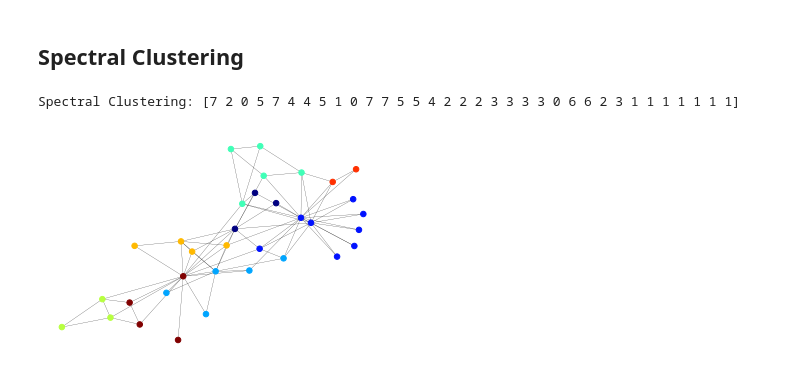
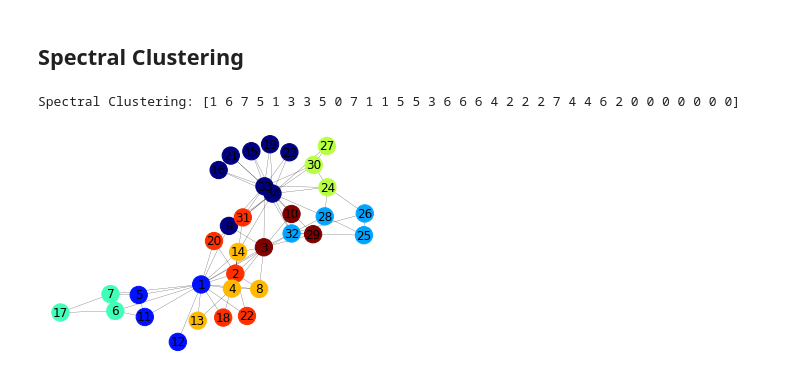
Before and after one commit to macc-uece/mineracao-massiva-dados, a Jupyter notebook: 08-Comunidades-KarateClub.ipynb, the cells around one changed output. Cells and saved outputs as stored; diff of their text form; code cells hidden in the pictures.

```diff
--- a/08-Comunidades-KarateClub.ipynb
+++ b/08-Comunidades-KarateClub.ipynb
@@ -117,22 +146,21 @@ Modularity: 0.4155982905982906
 # %%
 # Get adjacency-matrix as numpy-array
 adj_mat = nx.to_numpy_matrix(G)
 
 # Cluster
-sc = SpectralClustering(affinity='precomputed', n_init=100, assign_labels='discretize')
-sc.fit(adj_mat)
+sc = SpectralClustering(affinity='precomputed', n_init=1000, assign_labels='discretize').fit(adj_mat)
 
 # Compare ground-truth and clustering-results
 print('Spectral Clustering:', sc.labels_)
 
 # Plot, color nodes using community
 values = sc.labels_
-nx.draw_networkx(G, pos=pos, cmap=plt.get_cmap('jet'), node_color=values, node_size=30, with_labels=False, width=0.2)
+nx.draw_networkx(G, pos=pos, cmap=plt.get_cmap('jet'), node_color=values, node_size=300, with_labels=True, width=0.2)
 plt.axis('off')
 plt.show()
 # %% [output]
-Spectral Clustering: [7 2 0 5 7 4 4 5 1 0 7 7 5 5 4 2 2 2 3 3 3 3 0 6 6 2 3 1 1 1 1 1 1 1]
+Spectral Clustering: [1 6 7 5 1 3 3 5 0 7 1 1 5 5 3 6 6 6 4 2 2 2 7 4 4 6 2 0 0 0 0 0 0 0]
-[figure, old version]
+[figure, new version]
 # %%
 sparkSession.stop()
 print("--- Execution time: %s seconds ---" % (time.time() - start_time))
```
Also changed, not shown: parts of 8 cells of this notebook.
